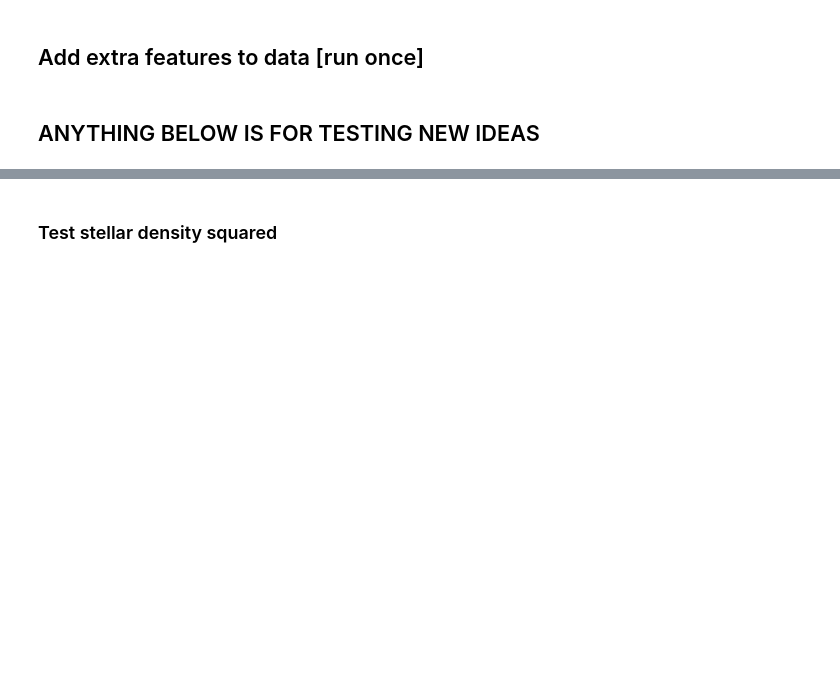
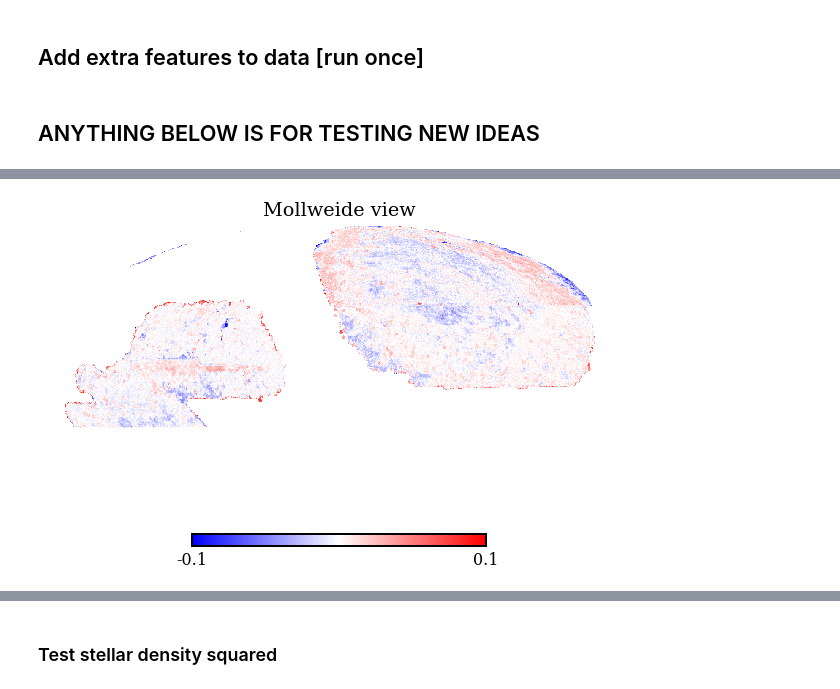
Before and after one commit to mehdirezaie/LSSutils, a Jupyter notebook: analysis/desi/notebooks/LognormalFlask.ipynb, the cells around one changed output, grey strips where cells are left out. Drawn from its saved outputs; the diff is of its cells as text; code cells hidden in the pictures; blank space fills up the shorter version.

```diff
--- a/analysis/desi/notebooks/LognormalFlask.ipynb
+++ b/analysis/desi/notebooks/LognormalFlask.ipynb
@@ -508,0 +584,8 @@ add_extras('sdecalsc')
+# %%
+is_seen = (map1 != md.hp.UNSEEN) & (map2 != md.hp.UNSEEN)
+r = map1/map2 - 1
+r[~is_seen] = md.hp.UNSEEN
+# %%
+md.hp.mollview(r, rot=-87, cmap='bwr', min=-0.1, max=0.1, badcolor='w')
+# %% [output]
+[figure, added]
```
Also changed, not shown: parts of 35 cells of this notebook, 1 other file.
